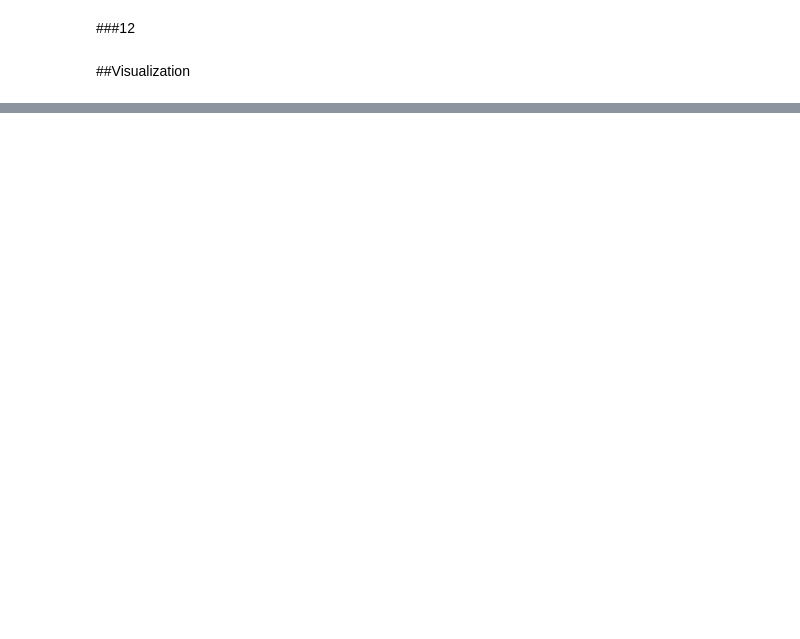
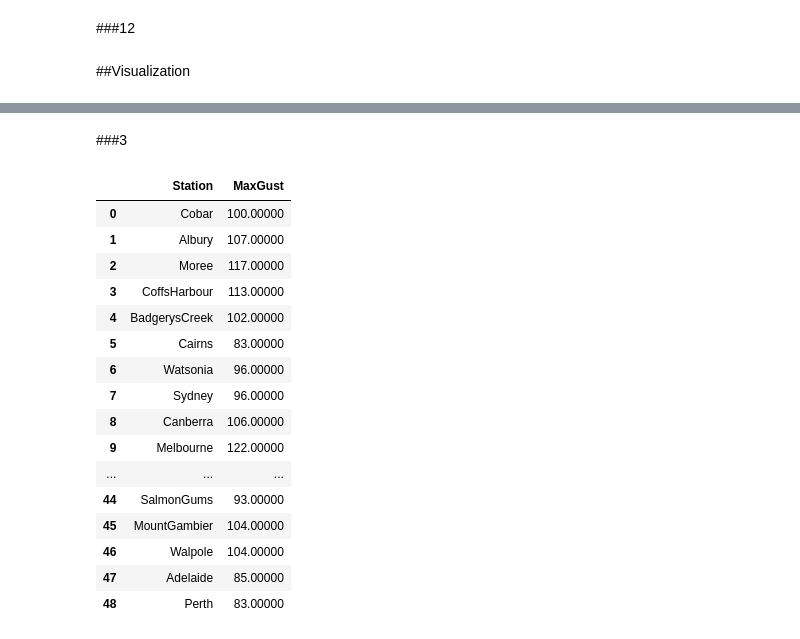
Before and after one commit to garfield-gray/DataMining, a Jupyter notebook: Data_Exploration_&_Visualization.ipynb, the cells around one changed output, grey strips where cells are left out. Cells and saved outputs as stored; diff of their text form; code cells hidden in the pictures; blank space fills up the shorter version.

```diff
--- a/Data_Exploration_&_Visualization.ipynb
+++ b/Data_Exploration_&_Visualization.ipynb
@@ -728,0 +748,28 @@ data
+# %% [markdown]
+###3
+# %%
+data = df
+StationGustSpeed = pd.DataFrame()
+
+for i in Weatherstations:
+  df2 = {'Station': i, 'MaxGust': np.max((data.loc[data['Location'] == i])['WindGustSpeed'])}
+  StationGustSpeed = StationGustSpeed.append(df2, ignore_index = True)
+StationGustSpeed
+# %% [output]
+|  | Station | MaxGust |
+| 0 | Cobar | 100.00000 |
+| 1 | Albury | 107.00000 |
+| 2 | Moree | 117.00000 |
+| 3 | CoffsHarbour | 113.00000 |
+| 4 | BadgerysCreek | 102.00000 |
+| 5 | Cairns | 83.00000 |
+| 6 | Watsonia | 96.00000 |
+| 7 | Sydney | 96.00000 |
+| 8 | Canberra | 106.00000 |
+| 9 | Melbourne | 122.00000 |
+| ... | ... | ... |
+| 44 | SalmonGums | 93.00000 |
+| 45 | MountGambier | 104.00000 |
+| 46 | Walpole | 104.00000 |
+| 47 | Adelaide | 85.00000 |
+| 48 | Perth | 83.00000 |
```
Also changed, not shown: parts of 13 cells of this notebook.
